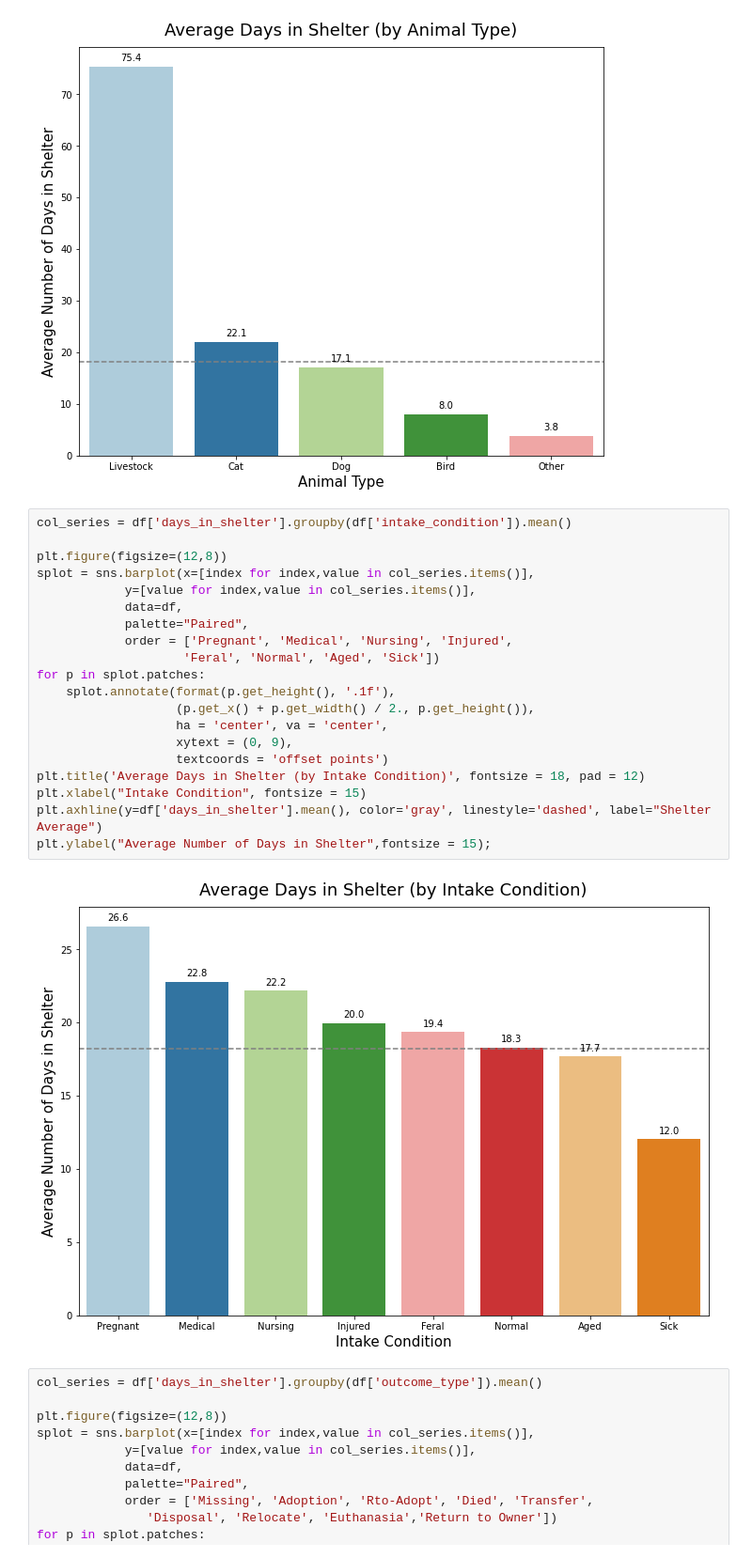
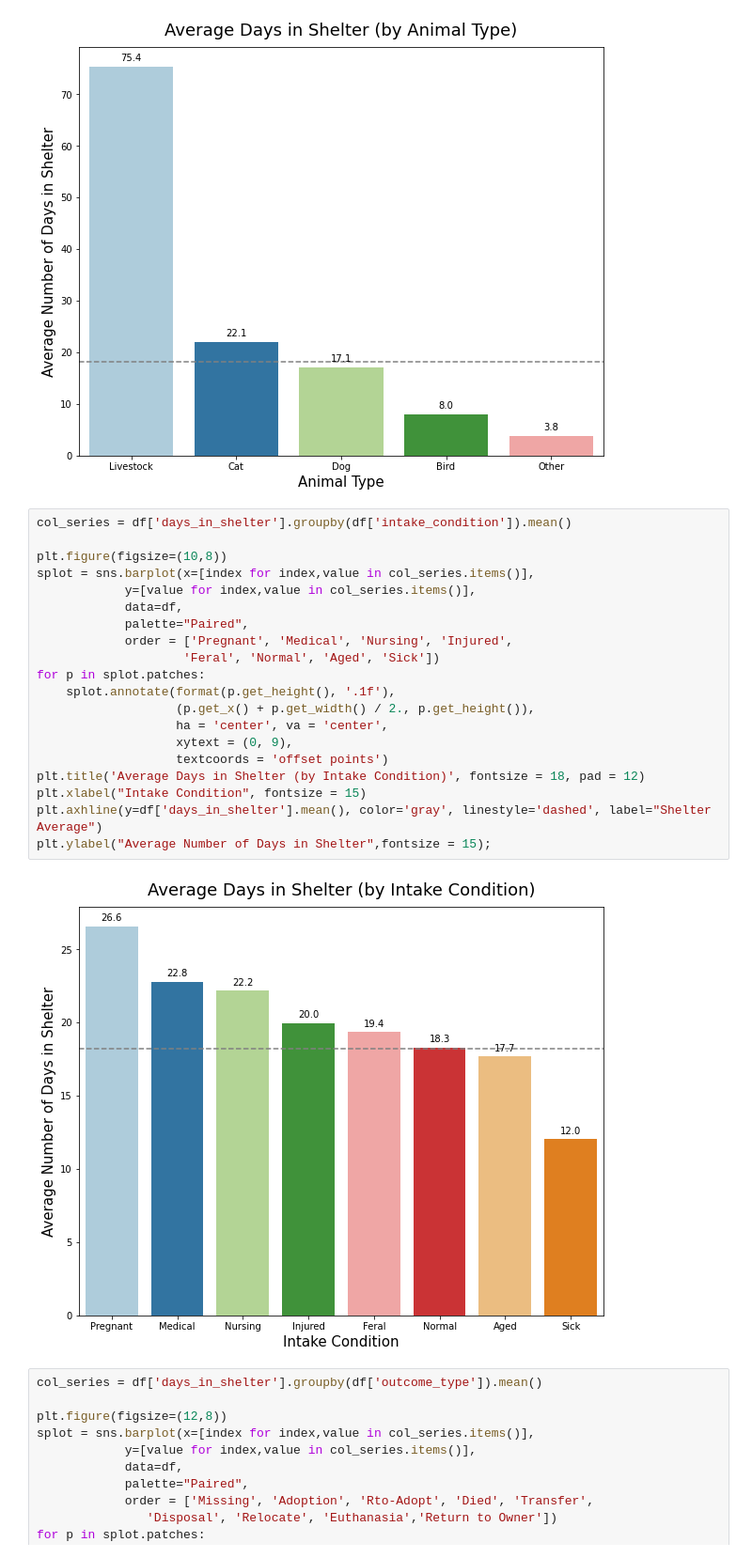
Before and after one commit to bpberry0324/animal_shelter_outcomes, a Jupyter notebook: appendices/appendix_01_preprocessing/04_additional_eda.ipynb, the cells around one changed output. Shown at 94% size. Saved outputs shown, nothing was run; the diff lists cells and outputs as text.

```diff
--- a/appendices/appendix_01_preprocessing/04_additional_eda.ipynb
+++ b/appendices/appendix_01_preprocessing/04_additional_eda.ipynb
@@ -127,25 +127,25 @@ plt.ylabel("Average Number of Days in Shelter",fontsize = 15);
 # %%
 col_series = df['days_in_shelter'].groupby(df['intake_condition']).mean()
 
-plt.figure(figsize=(12,8))
+plt.figure(figsize=(10,8))
 splot = sns.barplot(x=[index for index,value in col_series.items()],
             y=[value for index,value in col_series.items()],
             data=df,
             palette="Paired",
             order = ['Pregnant', 'Medical', 'Nursing', 'Injured',
                     'Feral', 'Normal', 'Aged', 'Sick'])
 for p in splot.patches:
     splot.annotate(format(p.get_height(), '.1f'),
                    (p.get_x() + p.get_width() / 2., p.get_height()),
                    ha = 'center', va = 'center',
                    xytext = (0, 9),
                    textcoords = 'offset points')
 plt.title('Average Days in Shelter (by Intake Condition)', fontsize = 18, pad = 12)
 plt.xlabel("Intake Condition", fontsize = 15)
 plt.axhline(y=df['days_in_shelter'].mean(), color='gray', linestyle='dashed', label="Shelter Average")
 plt.ylabel("Average Number of Days in Shelter",fontsize = 15);
 # %% [output]
-[figure, old version]
+[figure, new version]
 # %%
 col_series = df['days_in_shelter'].groupby(df['outcome_type']).mean()
 
```
Also changed, not shown: 3 other files.
